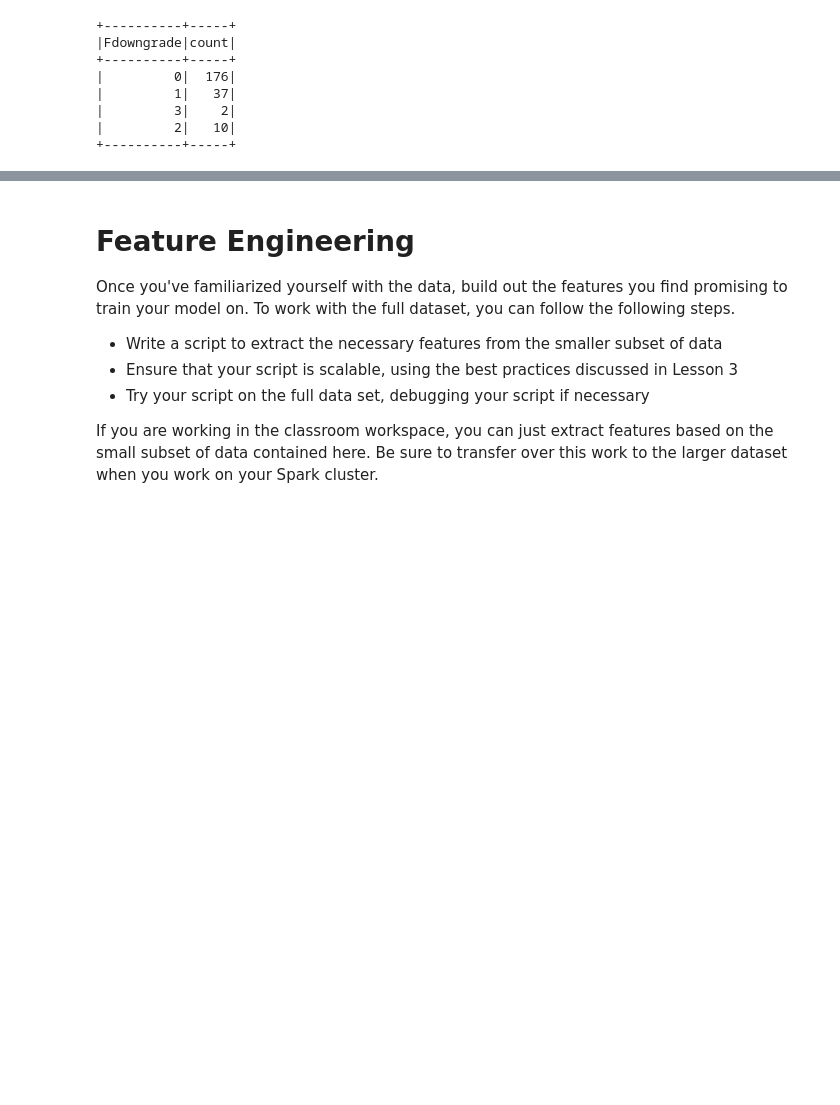
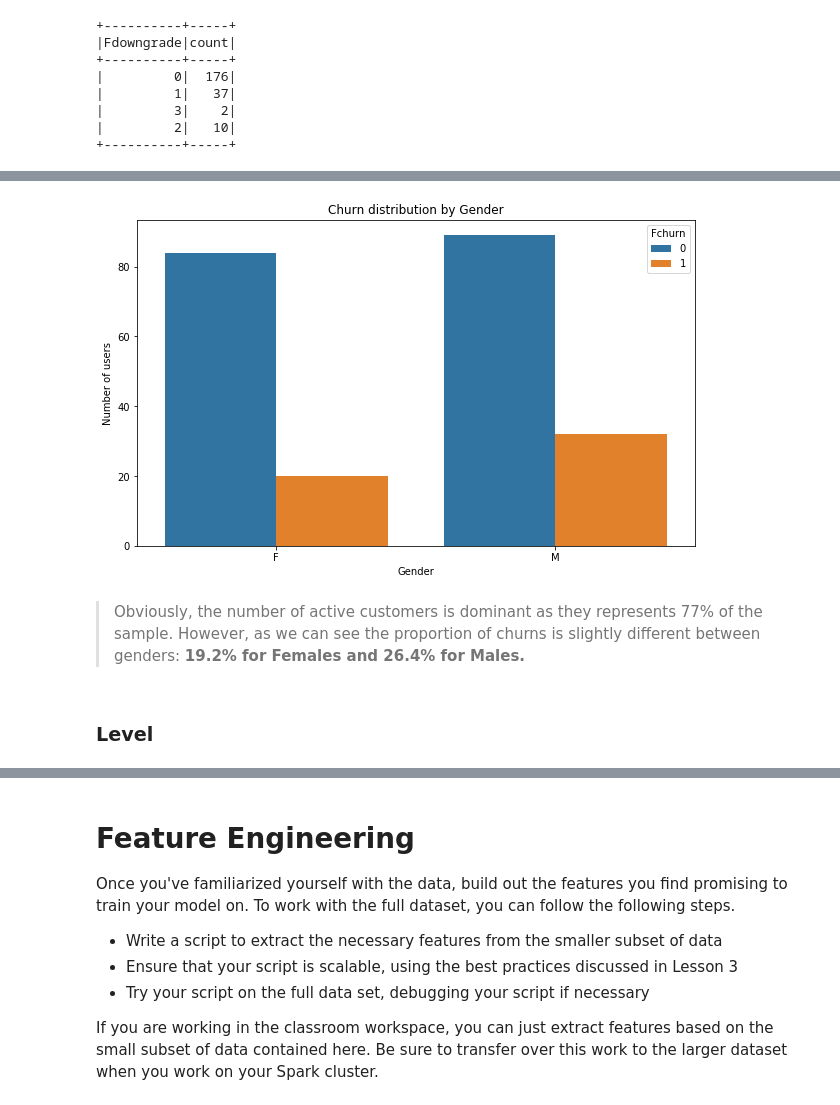
Before and after one commit to MargaridaFernandes1/Udacity-DS-Project3-Sparkify, a Jupyter notebook: Sparkify.ipynb, the cells around one changed output, grey strips where cells are left out. Drawn from its saved outputs; the diff is of its cells as text; code cells hidden in the pictures; blank space fills up the shorter version.

```diff
--- a/Sparkify.ipynb
+++ b/Sparkify.ipynb
@@ -523,0 +594,4 @@ Once you've defined churn, perform some exploratory data analysis to observe the
+# %%
+# Check distribution by Gender
+gender_count = df.select(["userId", "gender","Fchurn"]).dropDuplicates().groupby(["Fchurn", "gender"]).count().toPandas()
+gender_count
@@ -523,0 +604,13 @@ Once you've defined churn, perform some exploratory data analysis to observe the
+# %%
+# Plot Churn distribution by Gender
+plt.figure(figsize=(10, 6))
+ax = sns.barplot(x="gender", y="count", hue="Fchurn", data=gender_count)
+ax.set_title("Churn distribution by Gender")
+ax.set_xlabel("Gender")
+ax.set_ylabel("Number of users");
+# %% [output]
+[figure, added]
+# %% [markdown]
+> Obviously, the number of active customers is dominant as they represents 77% of the sample. However, as we can see the proportion of churns is slightly different between genders: **19.2% for Females and 26.4% for Males.**
+# %% [markdown]
+### Level
```
Also changed, not shown: parts of 44 cells of this notebook.
